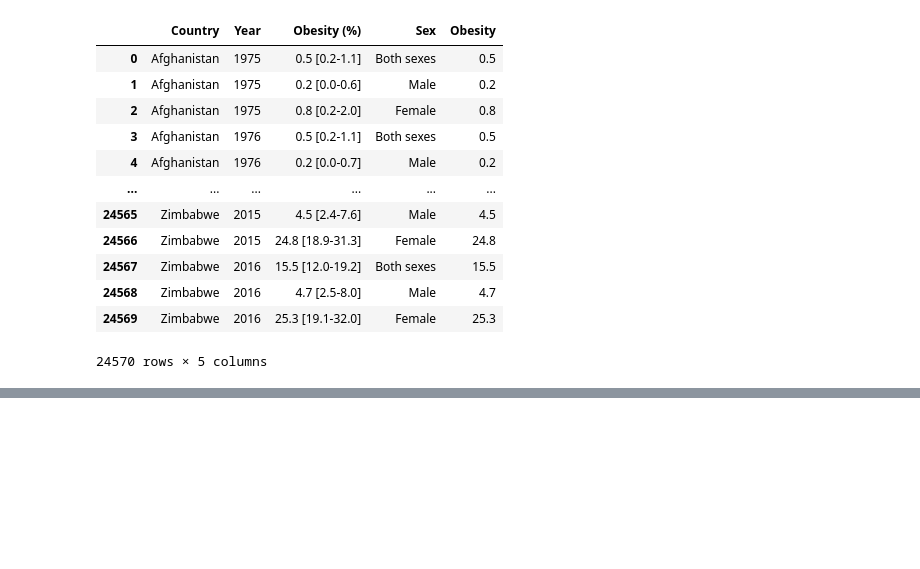
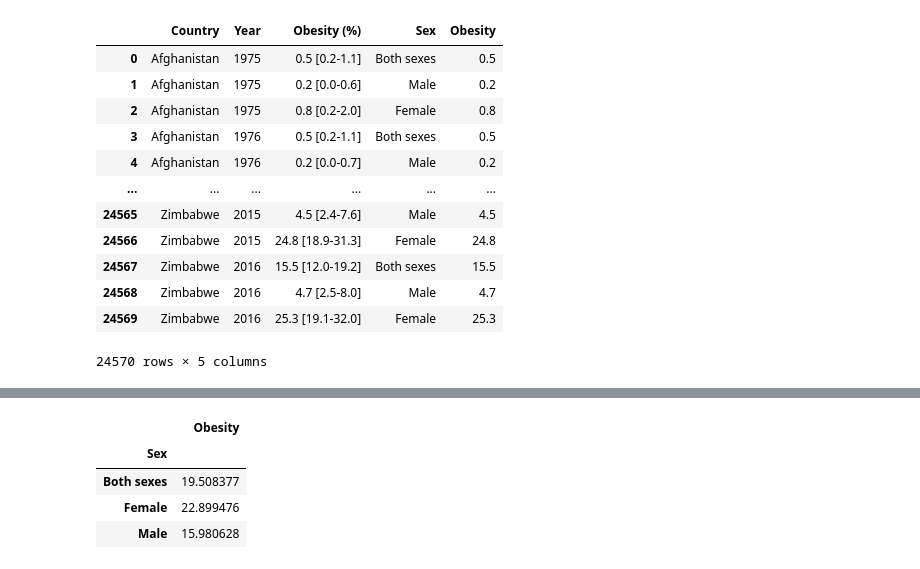
Before and after one commit to ludiemert/Analyzing_Data_Pandas_SQL, a Jupyter notebook: 4_Projectos/2_DataAnalysis_Global_Obesity/DataAnalysis_GlobalObesity.ipynb, the cells around one changed output, grey strips where cells are left out. Drawn from its saved outputs; the diff is of its cells as text; code cells hidden in the pictures; blank space fills up the shorter version.

```diff
--- a/4_Projectos/2_DataAnalysis_Global_Obesity/DataAnalysis_GlobalObesity.ipynb
+++ b/4_Projectos/2_DataAnalysis_Global_Obesity/DataAnalysis_GlobalObesity.ipynb
@@ -210,0 +255,10 @@ df_obesity
+# %%
+df_obesity[df_obesity.index == 2015].groupby("Sex").mean(numeric_only=True)
+
+#Deixe o pandas selecionar apenas colunas numéricas
+# %% [output]
+|  | Obesity |
+| Sex |  |
+| Both sexes | 19.508377 |
+| Female | 22.899476 |
+| Male | 15.980628 |
```
Also changed, not shown: parts of 6 cells of this notebook.
